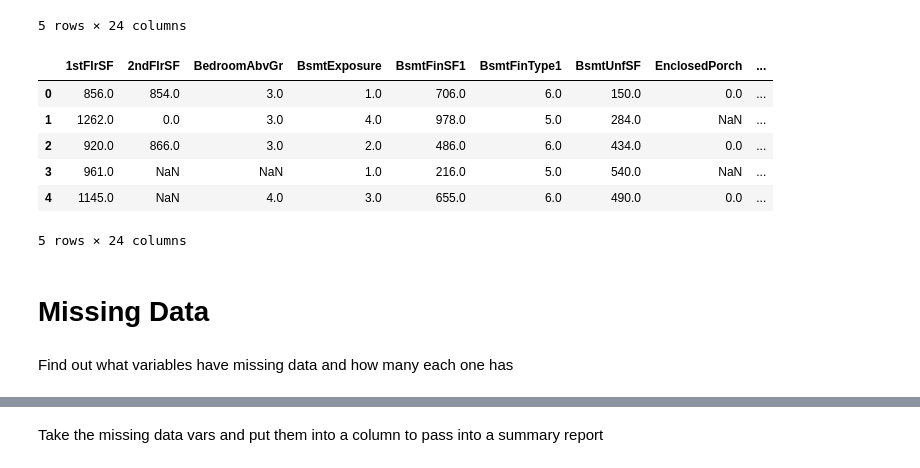
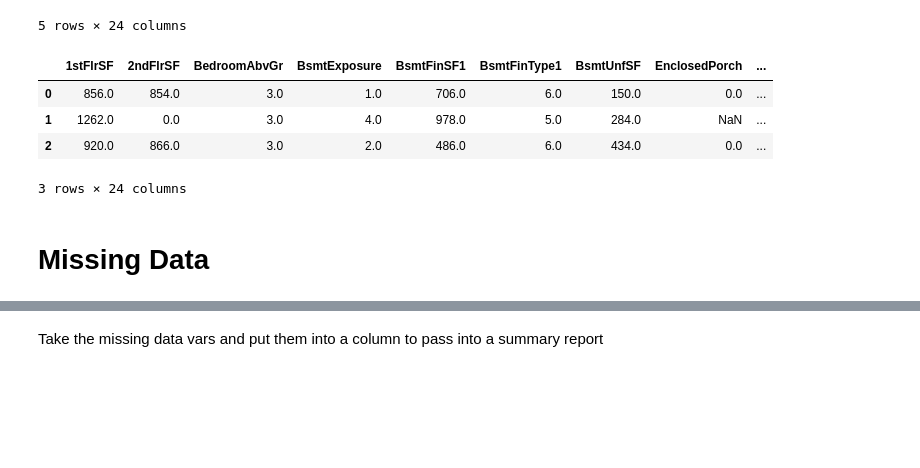
Before and after one commit to James-Burch/PP5-ML-PROJECT, a Jupyter notebook: jupyter_notebooks/2.DataCleaning.ipynb, the cells around one changed output, grey strips where cells are left out. Drawn from its saved outputs; the diff is of its cells as text; code cells hidden in the pictures; blank space fills up the shorter version.

Commit message:
Complete data cleaning, error to fix still

```diff
--- a/jupyter_notebooks/2.DataCleaning.ipynb
+++ b/jupyter_notebooks/2.DataCleaning.ipynb
@@ -69,10 +80,7 @@ df.head(5)
 * **KitchenQual:** Kitchen quality Ex: Excellent; Gd: Good; TA: Typical/Average; Fa: Fair; Po: Poor
 # %%
 # Create a dictionary to change the categories of these variables to numbers
-dic = {'BsmtExposure': {'Gd': 4, 'Av': 3, 'Mn': 2, 'No': 1, 'None': 0},
-'BsmtFinType1': {'GLQ': 6, 'ALQ': 5, 'BLQ': 4, 'Rec': 3, 'LwQ': 2, 'Unf': 1, 'None': 0},
-'GarageFinish': {'Fin': 3, 'RFn': 2, 'Unf': 1, 'None': 0},
-'KitchenQual': {'Ex': 4, 'Gd': 3, 'TA': 2, 'Fa': 1, 'Po': 0}}
+dic = {'BsmtExposure': {'Gd': 4, 'Av': 3, 'Mn': 2, 'No': 1, 'nan': 0}, 'BsmtFinType1': {'GLQ': 6, 'ALQ': 5, 'BLQ': 4, 'Rec': 3, 'LwQ': 2, 'Unf': 1, 'None': 0}, 'GarageFinish': {'Fin': 3, 'RFn': 2, 'Unf': 1, 'None': 0}, 'KitchenQual': {'Ex': 4, 'Gd': 3, 'TA': 2, 'Fa': 1, 'Po': 0}}
 df1=df.copy()
 for col in df.columns[df.dtypes=='object'].to_list():
     df1[col] = df1[col].replace(dic[col])
@@ -86,43 +94,41 @@ df1.head()
 | 4 | 1145.0 | NaN | 4.0 | 3.0 | 655.0 | 6.0 | 490.0 | 0.0 | ... |
 5 rows × 24 columns
 # %%
+
 from sklearn.base import BaseEstimator, TransformerMixin
-# create a Class variable with a fit and transform method
+# create a Class variable to fit and transform
 class MyCustomEncoder(BaseEstimator, TransformerMixin):
 
   def __init__(self, variables, dic):
     if not isinstance(variables, list):
       self.variables = [variables]
     else: self.variables = variables
     self.dic = dic
 
   def fit(self, X, y=None):
     return self
-# If a datatype is an object then it will be assigned a numerical value
+
   def transform(self, X):
     for col in self.variables:
       if X[col].dtype == 'object':
         X[col] = X[col].replace(dic[col])
       else:
         print(f"Warning: {col} data type should be object to use MyCustomEncoder()")
 
     return X
 
+
 from sklearn.pipeline import Pipeline
 pipeline = Pipeline([('custom_encoder', MyCustomEncoder(variables=['BsmtExposure', 'BsmtFinType1', 'GarageFinish', 'KitchenQual'], dic=dic))])
 
 df1 = df.copy()
 df1 = pipeline.fit_transform(df1)
-df1.head(5)
+df1.head(3)
 # %% [output]
 |  | 1stFlrSF | 2ndFlrSF | BedroomAbvGr | BsmtExposure | BsmtFinSF1 | BsmtFinType1 | BsmtUnfSF | EnclosedPorch | ... |
 | 0 | 856.0 | 854.0 | 3.0 | 1.0 | 706.0 | 6.0 | 150.0 | 0.0 | ... |
 | 1 | 1262.0 | 0.0 | 3.0 | 4.0 | 978.0 | 5.0 | 284.0 | NaN | ... |
 | 2 | 920.0 | 866.0 | 3.0 | 2.0 | 486.0 | 6.0 | 434.0 | 0.0 | ... |
-| 3 | 961.0 | NaN | NaN | 1.0 | 216.0 | 5.0 | 540.0 | NaN | ... |
-| 4 | 1145.0 | NaN | 4.0 | 3.0 | 655.0 | 6.0 | 490.0 | 0.0 | ... |
-5 rows × 24 columns
+3 rows × 24 columns
 # %% [markdown]
 # Missing Data
-# %% [markdown]
-Find out what variables have missing data and how many each one has
```
Also changed, not shown: parts of 15 cells of this notebook.
